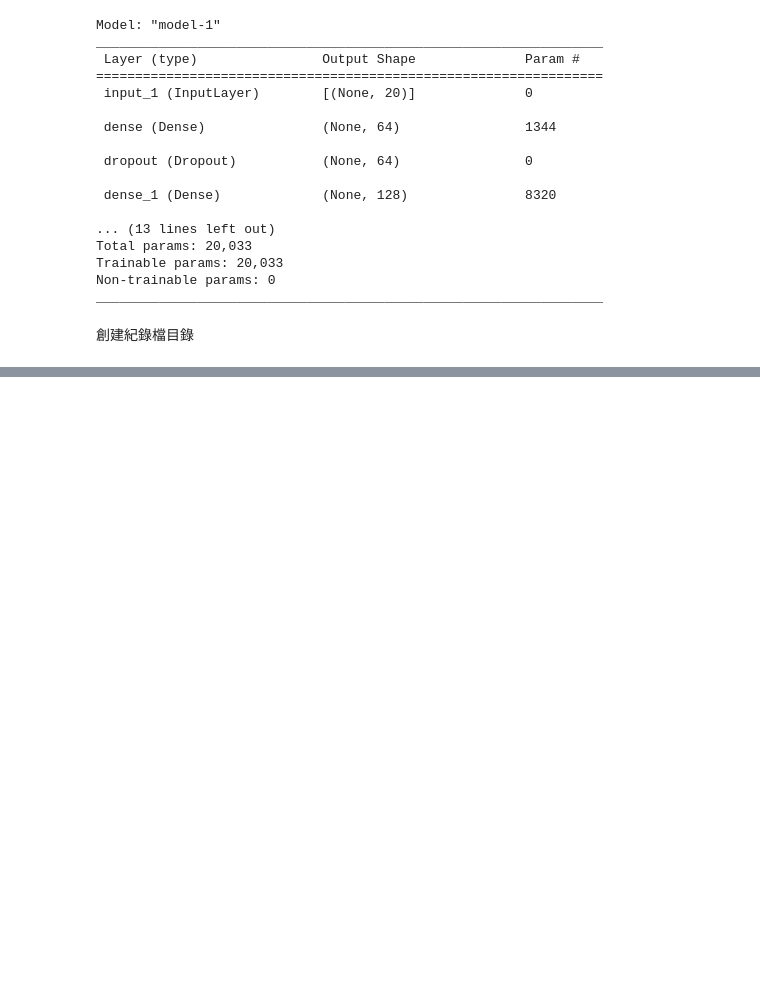
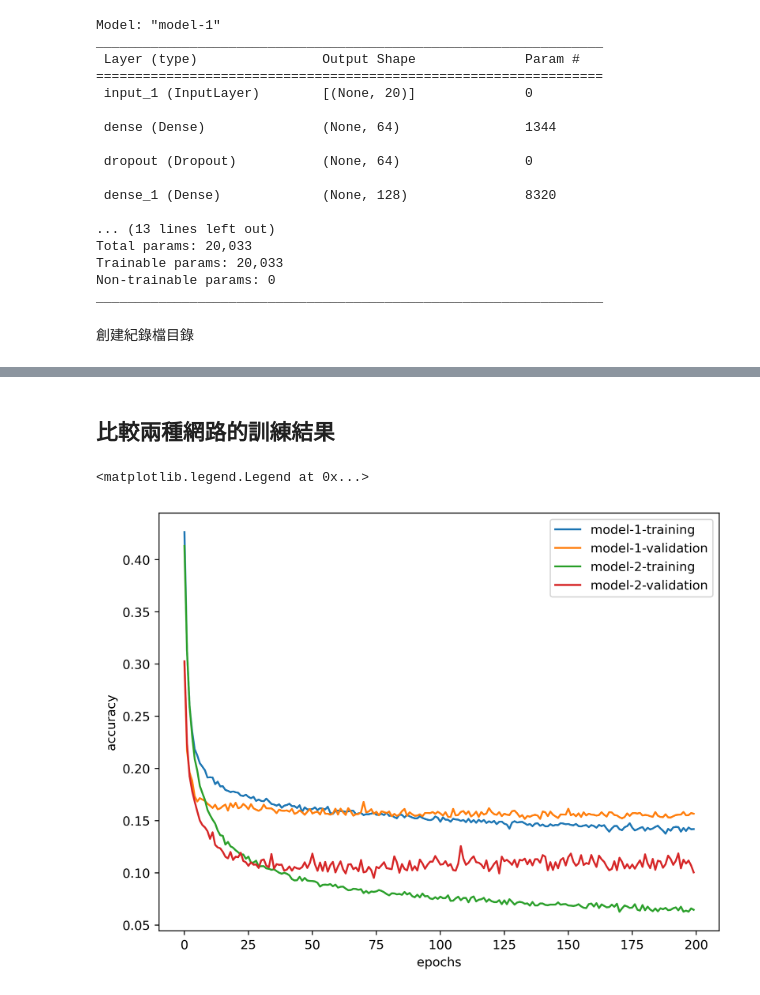
Before and after one commit to pychang-ai/113-1_deep_mit, a Jupyter notebook: W05/lab03.ipynb, the cells around one changed output, grey strips where cells are left out. Drawn from its saved outputs; the diff is of its cells as text; code cells hidden in the pictures; blank space fills up the shorter version.

```diff
--- a/W05/lab03.ipynb
+++ b/W05/lab03.ipynb
@@ -422,0 +443,6 @@ os.makedirs(model_dir, exist_ok=True)  # 創建儲存權重目錄
+# %%
+history_1 = model_1.fit(x_train_normal, y_train,
+                batch_size=64 ,
+                epochs=200,
+                validation_data=(x_val_normal, y_val),
+                callbacks=[model_cbk, model_mckp])
@@ -422,0 +507,9 @@ os.makedirs(model_dir, exist_ok=True)  # 創建儲存權重目錄
+# %%
+# 儲存訓練記錄檔
+log_dir = os.path.join('lab3-logs', 'model-2')
+model_cbk = keras.callbacks.TensorBoard(log_dir=log_dir)
+# 儲存最好的網路模型權重
+model_mckp = keras.callbacks.ModelCheckpoint(model_dir + '/Best-model-2.h5',
+                                         monitor='val_binary_accuracy',
+                                         save_best_only=True,
+                                         mode='max')
@@ -422,0 +518,5 @@ os.makedirs(model_dir, exist_ok=True)  # 創建儲存權重目錄
+# %%
+model_2.compile(keras.optimizers.Adam(),
+               # loss=keras.losses.BinaryCrossentropy(),
+               loss=keras.losses.BinaryCrossentropy(from_logits=True),
+               metrics=[keras.metrics.BinaryAccuracy()])
@@ -422,0 +525,6 @@ os.makedirs(model_dir, exist_ok=True)  # 創建儲存權重目錄
+# %%
+history_2 = model_2.fit(x_train_one_hot, y_train,
+                    batch_size=64 ,
+                    epochs=200,
+                    validation_data=(x_val_one_hot, y_val),
+                    callbacks=[model_cbk, model_mckp])
@@ -422,0 +549,14 @@ os.makedirs(model_dir, exist_ok=True)  # 創建儲存權重目錄
+# %% [markdown]
+## 比較兩種網路的訓練結果
+# %%
+plt.figure(figsize=(8, 6), dpi=400)
+plt.plot(history_1.history['loss'], label='model-1-training')
+plt.plot(history_1.history['val_loss'], label='model-1-validation')
+plt.plot(history_2.history['loss'], label='model-2-training')
+plt.plot(history_2.history['val_loss'], label='model-2-validation')
+plt.ylabel('accuracy')
+plt.xlabel('epochs')
+plt.legend()
+# %% [output]
+<matplotlib.legend.Legend at 0x...>
+[figure, added]
```
Also changed, not shown: parts of 22 cells of this notebook, 10 other files.
